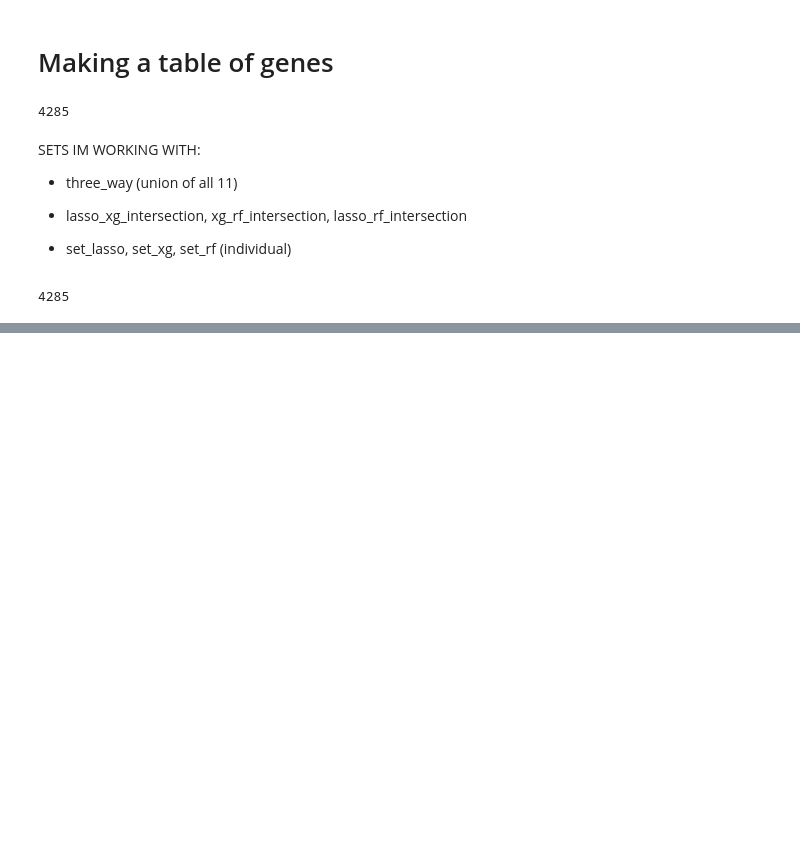
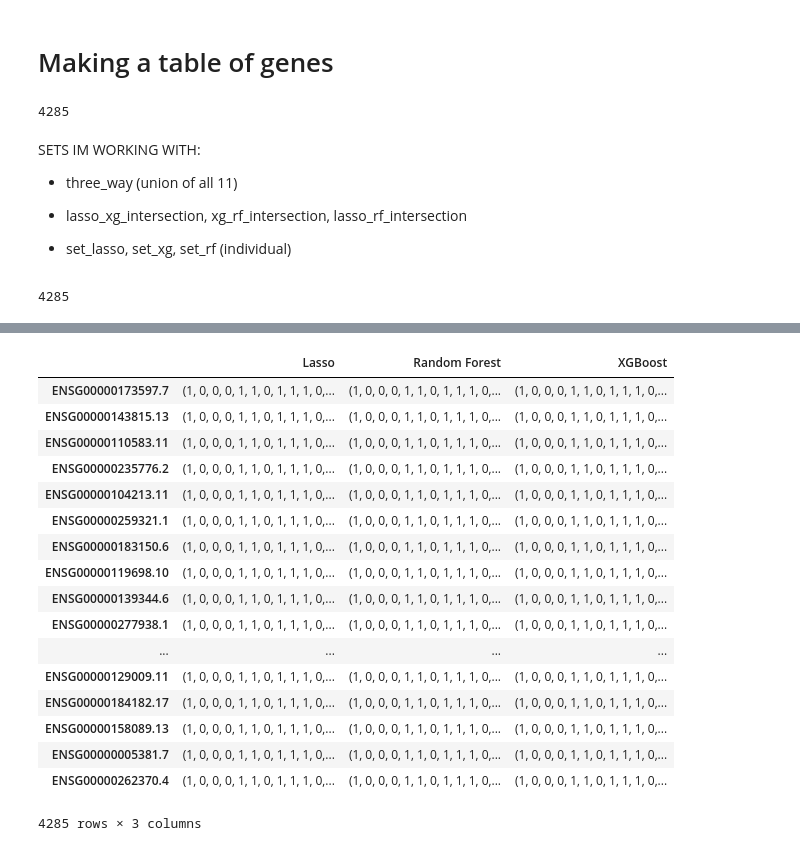
Before and after one commit to NCBI-Hackathons/ConsensusML, a Jupyter notebook: scripts/model_walkthrough.ipynb, the cells around one changed output, grey strips where cells are left out. Drawn from its saved outputs; the diff is of its cells as text; code cells hidden in the pictures; blank space fills up the shorter version.

Commit message:
create table

```diff
--- a/scripts/model_walkthrough.ipynb
+++ b/scripts/model_walkthrough.ipynb
@@ -420,16 +420,16 @@ for gene in all_genes:
         if gene in set_lasso:
             gene_dict[gene] += 'lasso '
         if gene in set_xg:
-            gene_dict[gene] += 'xgboost '
+            gene_dict[gene] += 'xgb '
         if gene in set_rf:
-            gene_dict[gene] += 'random forest '
+            gene_dict[gene] += 'rf '
     else:
         if gene in set_lasso:
             gene_dict[gene] += ' lasso '
         if gene in set_xg:
-            gene_dict[gene] += ' xgboost '
+            gene_dict[gene] += ' xgb '
         if gene in set_rf:
-            gene_dict[gene] += ' random forest '
+            gene_dict[gene] += ' rf '
 # %%
 len(gene_dict)
 # %% [output]
@@ -463,0 +461,21 @@ pd.DataFrame(data = d, index=gene_dict.keys(), columns = ['Model'])
+# %%
+lasso_dict = {}
+for gene in all_genes:
+    if gene in set_lasso:
+        lasso_dict[gene] = 1
+    else:
+        lasso_dict[gene] = 0
+
+rf_dict = {}
+for gene in all_genes:
+    if gene in set_rf:
+        rf_dict[gene] = 1
+    else:
+        rf_dict[gene] = 0
+
+xgb_dict = {}
+for gene in all_genes:
+    if gene in set_xg:
+        xgb_dict[gene] = 1
+    else:
+        xgb_dict[gene] = 0
@@ -463,0 +531,23 @@ pd.DataFrame(data = d, index=gene_dict.keys(), columns = ['Model'])
+# %%
+important_genes2 = pd.DataFrame(data = lasso_dict.values(), index=gene_dict.keys(), columns = ['Lasso', 'Random Forest', 'XGBoost'])
+# %%
+important_genes2
+# %% [output]
+|  | Lasso | Random Forest | XGBoost |
+| ENSG00000173597.7 | (1, 0, 0, 0, 1, 1, 0, 1, 1, 1, 0,... | (1, 0, 0, 0, 1, 1, 0, 1, 1, 1, 0,... | (1, 0, 0, 0, 1, 1, 0, 1, 1, 1, 0,... |
+| ENSG00000143815.13 | (1, 0, 0, 0, 1, 1, 0, 1, 1, 1, 0,... | (1, 0, 0, 0, 1, 1, 0, 1, 1, 1, 0,... | (1, 0, 0, 0, 1, 1, 0, 1, 1, 1, 0,... |
+| ENSG00000110583.11 | (1, 0, 0, 0, 1, 1, 0, 1, 1, 1, 0,... | (1, 0, 0, 0, 1, 1, 0, 1, 1, 1, 0,... | (1, 0, 0, 0, 1, 1, 0, 1, 1, 1, 0,... |
+| ENSG00000235776.2 | (1, 0, 0, 0, 1, 1, 0, 1, 1, 1, 0,... | (1, 0, 0, 0, 1, 1, 0, 1, 1, 1, 0,... | (1, 0, 0, 0, 1, 1, 0, 1, 1, 1, 0,... |
+| ENSG00000104213.11 | (1, 0, 0, 0, 1, 1, 0, 1, 1, 1, 0,... | (1, 0, 0, 0, 1, 1, 0, 1, 1, 1, 0,... | (1, 0, 0, 0, 1, 1, 0, 1, 1, 1, 0,... |
+| ENSG00000259321.1 | (1, 0, 0, 0, 1, 1, 0, 1, 1, 1, 0,... | (1, 0, 0, 0, 1, 1, 0, 1, 1, 1, 0,... | (1, 0, 0, 0, 1, 1, 0, 1, 1, 1, 0,... |
+| ENSG00000183150.6 | (1, 0, 0, 0, 1, 1, 0, 1, 1, 1, 0,... | (1, 0, 0, 0, 1, 1, 0, 1, 1, 1, 0,... | (1, 0, 0, 0, 1, 1, 0, 1, 1, 1, 0,... |
+| ENSG00000119698.10 | (1, 0, 0, 0, 1, 1, 0, 1, 1, 1, 0,... | (1, 0, 0, 0, 1, 1, 0, 1, 1, 1, 0,... | (1, 0, 0, 0, 1, 1, 0, 1, 1, 1, 0,... |
+| ENSG00000139344.6 | (1, 0, 0, 0, 1, 1, 0, 1, 1, 1, 0,... | (1, 0, 0, 0, 1, 1, 0, 1, 1, 1, 0,... | (1, 0, 0, 0, 1, 1, 0, 1, 1, 1, 0,... |
+| ENSG00000277938.1 | (1, 0, 0, 0, 1, 1, 0, 1, 1, 1, 0,... | (1, 0, 0, 0, 1, 1, 0, 1, 1, 1, 0,... | (1, 0, 0, 0, 1, 1, 0, 1, 1, 1, 0,... |
+| ... | ... | ... | ... |
+| ENSG00000129009.11 | (1, 0, 0, 0, 1, 1, 0, 1, 1, 1, 0,... | (1, 0, 0, 0, 1, 1, 0, 1, 1, 1, 0,... | (1, 0, 0, 0, 1, 1, 0, 1, 1, 1, 0,... |
+| ENSG00000184182.17 | (1, 0, 0, 0, 1, 1, 0, 1, 1, 1, 0,... | (1, 0, 0, 0, 1, 1, 0, 1, 1, 1, 0,... | (1, 0, 0, 0, 1, 1, 0, 1, 1, 1, 0,... |
+| ENSG00000158089.13 | (1, 0, 0, 0, 1, 1, 0, 1, 1, 1, 0,... | (1, 0, 0, 0, 1, 1, 0, 1, 1, 1, 0,... | (1, 0, 0, 0, 1, 1, 0, 1, 1, 1, 0,... |
+| ENSG00000005381.7 | (1, 0, 0, 0, 1, 1, 0, 1, 1, 1, 0,... | (1, 0, 0, 0, 1, 1, 0, 1, 1, 1, 0,... | (1, 0, 0, 0, 1, 1, 0, 1, 1, 1, 0,... |
+| ENSG00000262370.4 | (1, 0, 0, 0, 1, 1, 0, 1, 1, 1, 0,... | (1, 0, 0, 0, 1, 1, 0, 1, 1, 1, 0,... | (1, 0, 0, 0, 1, 1, 0, 1, 1, 1, 0,... |
+4285 rows × 3 columns
```
Also changed, not shown: parts of 8 cells of this notebook.
